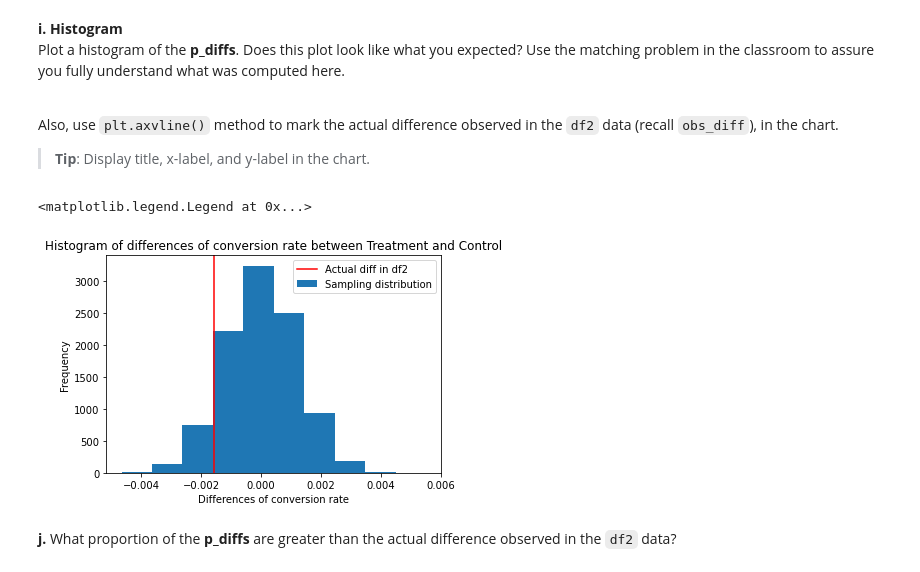
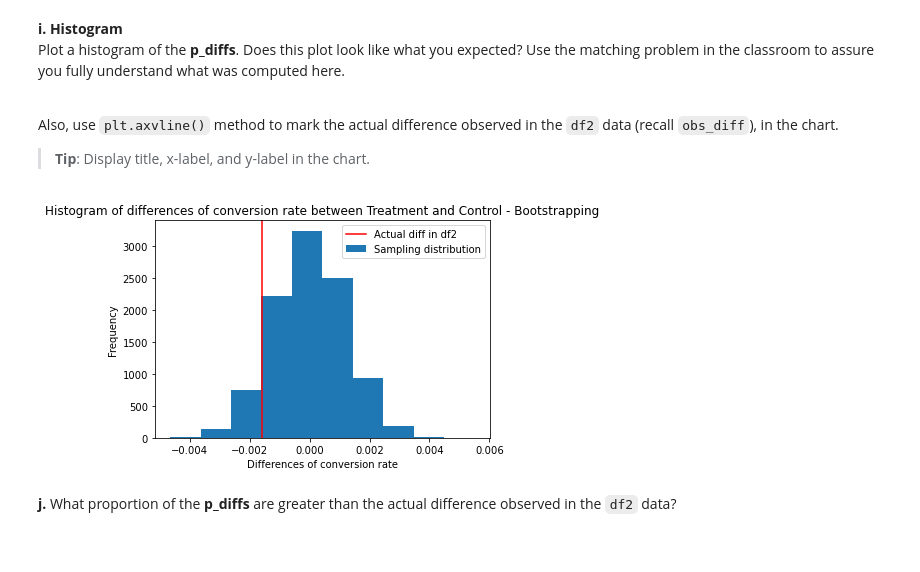
Before and after one commit to mhxprs2022/data_analyst, a Jupyter notebook: data_analysis/project_ABtest/Analyze_ab_test_results_notebook_updated.ipynb, the cells around one changed output. Drawn from its saved outputs; the diff is of its cells as text; code cells hidden in the pictures.

```diff
--- a/data_analysis/project_ABtest/Analyze_ab_test_results_notebook_updated.ipynb
+++ b/data_analysis/project_ABtest/Analyze_ab_test_results_notebook_updated.ipynb
@@ -380,13 +390,12 @@ Also, use `plt.axvline()` method to mark the actual difference observed  in the
 # %%
 plt.hist(null_vals);
 plt.axvline(x=obs_diff, color='r');
-plt.xlabel('Differences of conversion rate')
-plt.ylabel('Frequency')
-plt.title('Histogram of differences of conversion rate between Treatment and Control')
-plt.legend(['Actual diff in df2', 'Sampling distribution'])
+plt.xlabel('Differences of conversion rate');
+plt.ylabel('Frequency');
+plt.title('Histogram of differences of conversion rate between Treatment and Control - Bootstrapping');
+plt.legend(['Actual diff in df2', 'Sampling distribution']);
 # %% [output]
-<matplotlib.legend.Legend at 0x...>
-[figure, old version]
+[figure, new version]
 # %% [markdown]
 **j.** What proportion of the **p_diffs** are greater than the actual difference observed in the `df2` data?
 # %%
```
Also changed, not shown: parts of 28 cells of this notebook, 1 other file.
